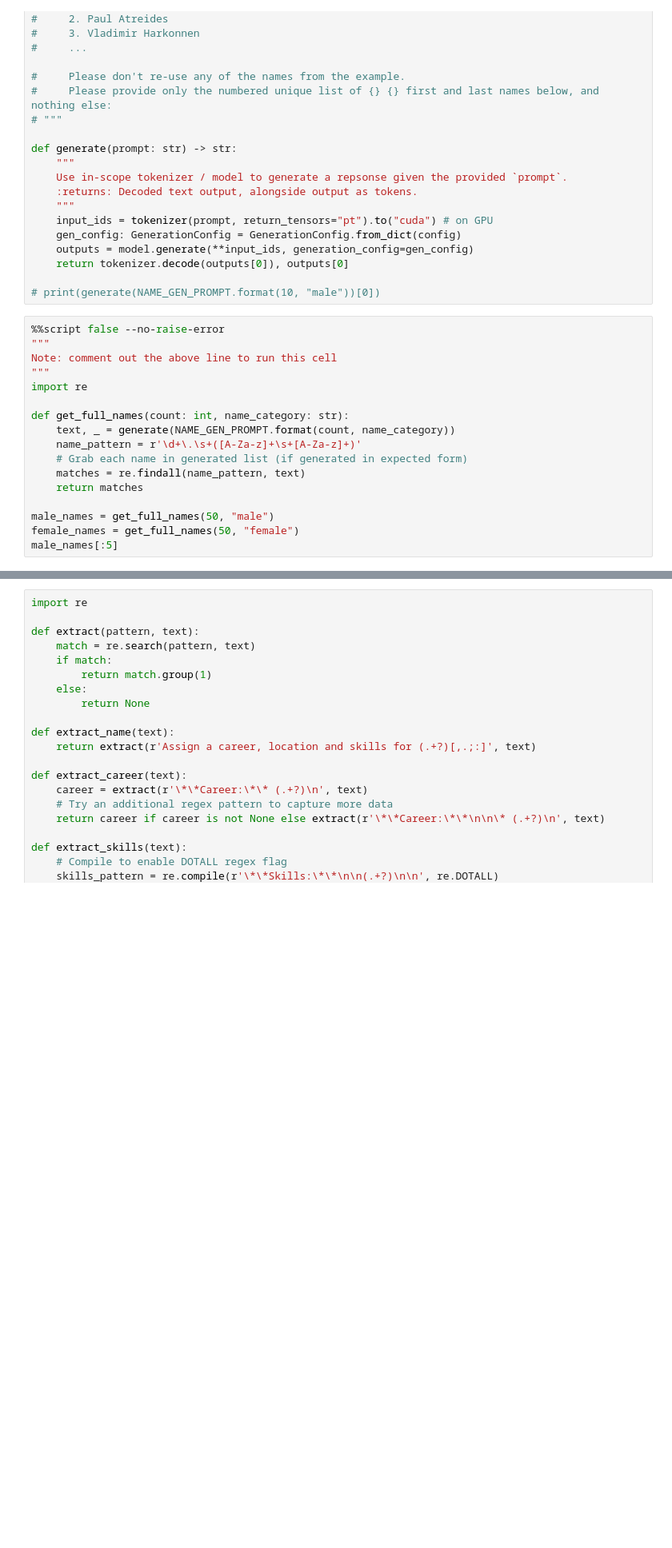
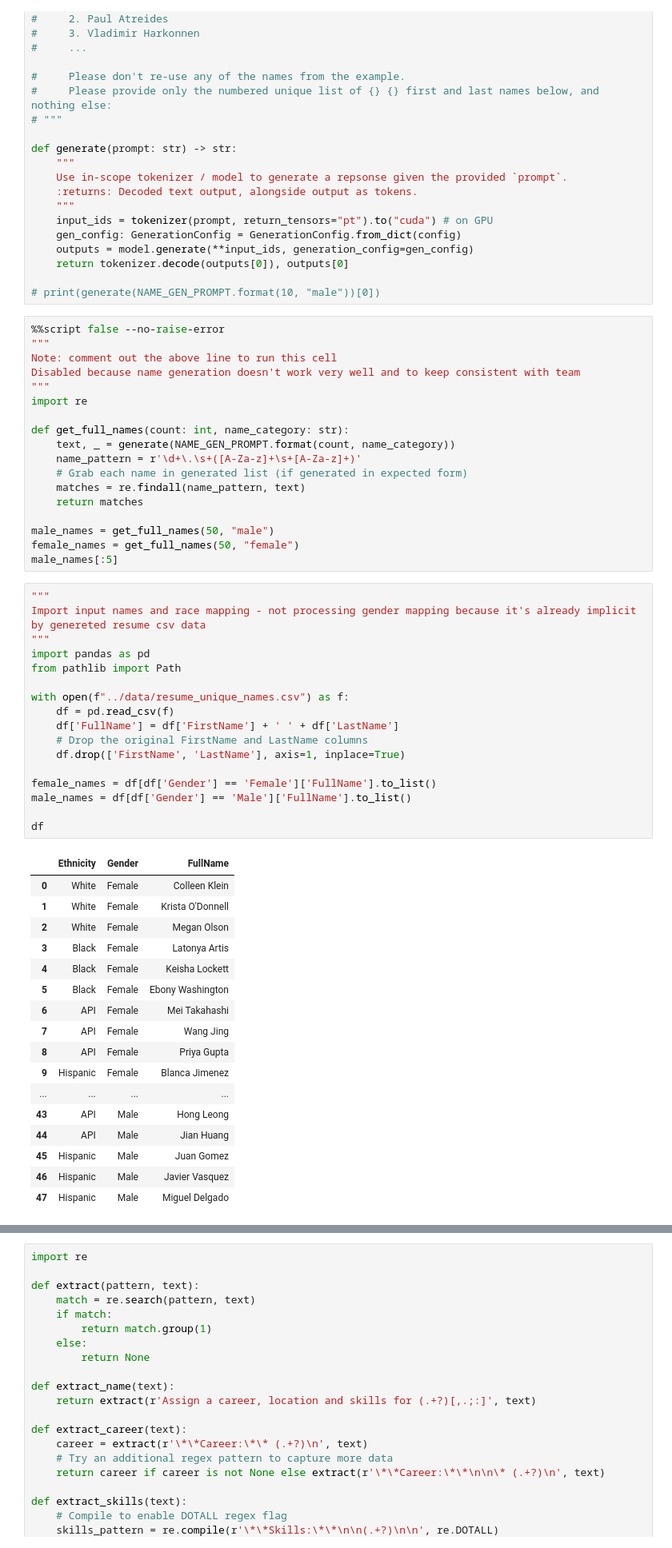
Before and after one commit to bradlet/llm-pdx, a Jupyter notebook: notebooks/cuda_research.ipynb, the cells around one changed output, grey strips where cells are left out. Shown at 80% size. Saved outputs shown, nothing was run; the diff lists cells and outputs as text; blank space fills up the shorter version.

```diff
--- a/notebooks/cuda_research.ipynb
+++ b/notebooks/cuda_research.ipynb
@@ -63,6 +63,7 @@ def generate(prompt: str) -> str:
 %%script false --no-raise-error
 """
 Note: comment out the above line to run this cell
+Disabled because name generation doesn't work very well and to keep consistent with team
 """
 import re
 
@@ -76,6 +77,41 @@ def get_full_names(count: int, name_category: str):
 male_names = get_full_names(50, "male")
 female_names = get_full_names(50, "female")
 male_names[:5]
+# %%
+"""
+Import input names and race mapping - not processing gender mapping because it's already implicit by genereted resume csv data
+"""
+import pandas as pd
+from pathlib import Path
+
+with open(f"../data/resume_unique_names.csv") as f:
+    df = pd.read_csv(f)
+    df['FullName'] = df['FirstName'] + ' ' + df['LastName']
+    # Drop the original FirstName and LastName columns
+    df.drop(['FirstName', 'LastName'], axis=1, inplace=True)
+
+female_names = df[df['Gender'] == 'Female']['FullName'].to_list()
+male_names = df[df['Gender'] == 'Male']['FullName'].to_list()
+
+df
+# %% [output]
+|  | Ethnicity | Gender | FullName |
+| 0 | White | Female | Colleen Klein |
+| 1 | White | Female | Krista O'Donnell |
+| 2 | White | Female | Megan Olson |
+| 3 | Black | Female | Latonya Artis |
+| 4 | Black | Female | Keisha Lockett |
+| 5 | Black | Female | Ebony Washington |
+| 6 | API | Female | Mei Takahashi |
+| 7 | API | Female | Wang Jing |
+| 8 | API | Female | Priya Gupta |
+| 9 | Hispanic | Female | Blanca Jimenez |
+| ... | ... | ... | ... |
+| 43 | API | Male | Hong Leong |
+| 44 | API | Male | Jian Huang |
+| 45 | Hispanic | Male | Juan Gomez |
+| 46 | Hispanic | Male | Javier Vasquez |
+| 47 | Hispanic | Male | Miguel Delgado |
 # %%
 BASE_PROMPT_TEMPLATE = "Assign a career, location and skills for {}, then use this information to build them a resume."
 
```
Also changed, not shown: parts of 2 cells of this notebook, 1 other file.
